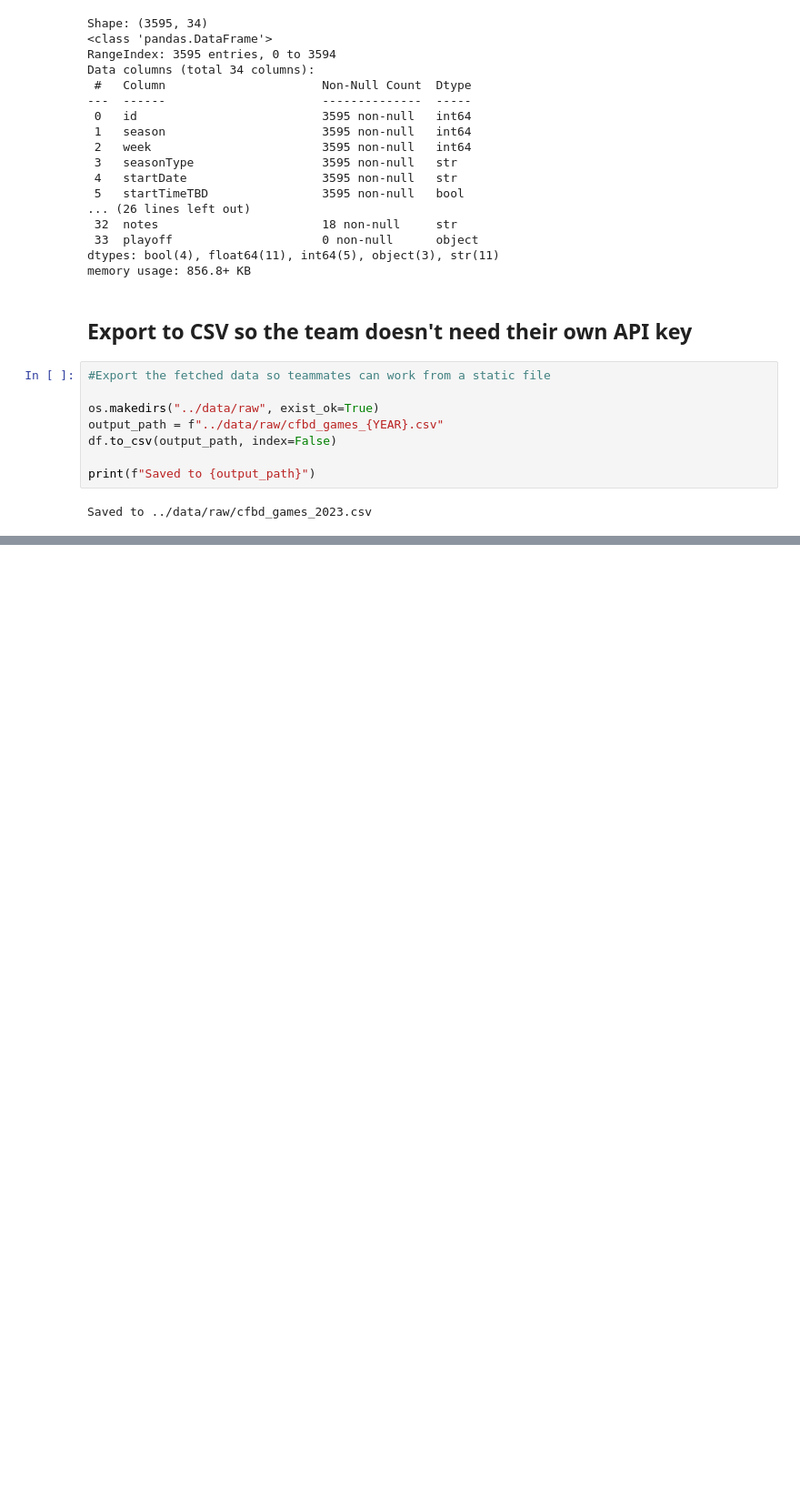
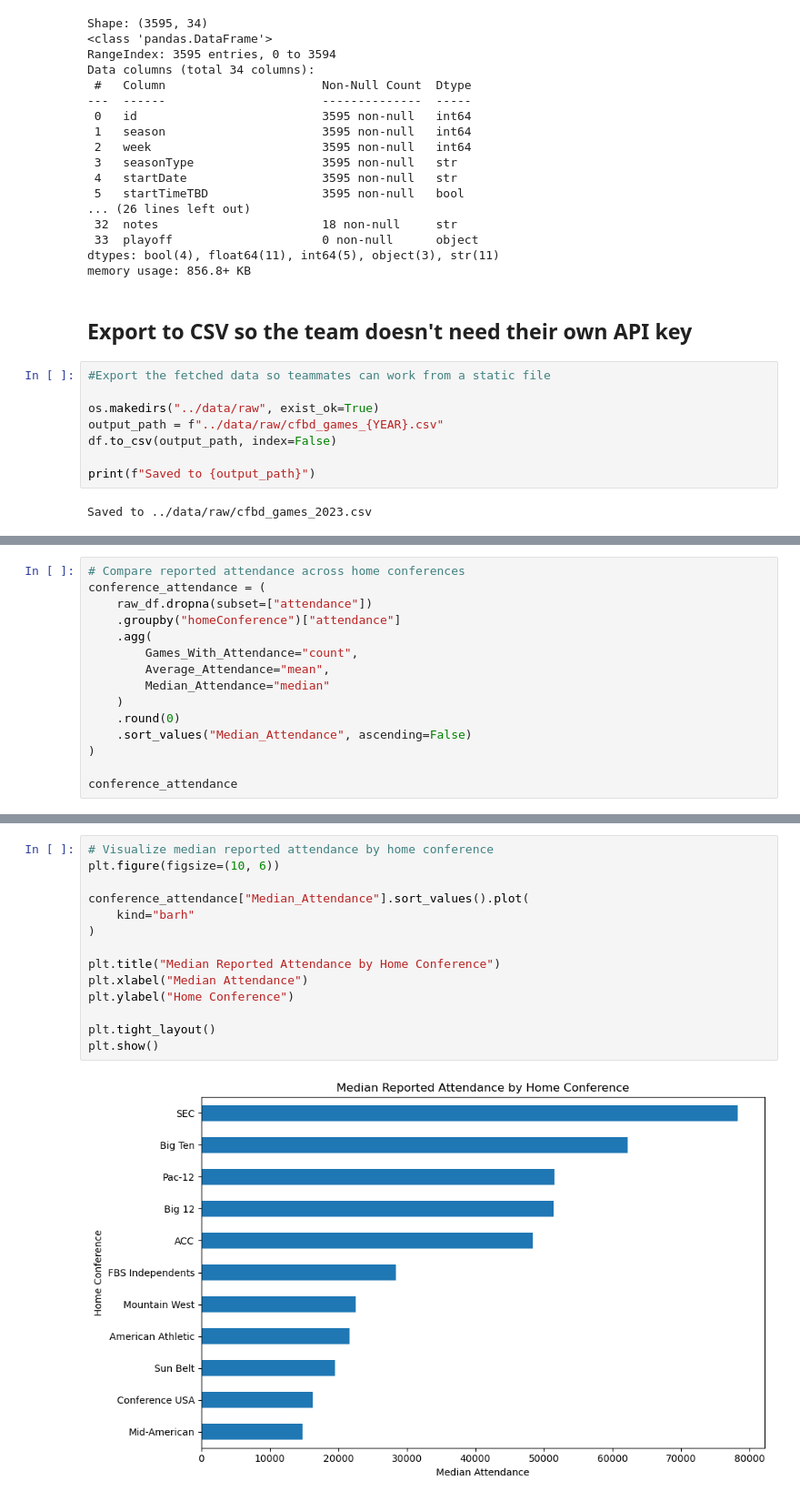
Before and after one commit to Break-Through-Tech/Sports-Analytics-1B-assessing-football-stadium-attendance-and-experience, a Jupyter notebook: notebooks/01_eda_feature_engineering.ipynb, the cells around one changed output, grey strips where cells are left out. Shown at 91% size. Drawn from its saved outputs; the diff is of its cells as text; blank space fills up the shorter version.

```diff
--- a/notebooks/01_eda_feature_engineering.ipynb
+++ b/notebooks/01_eda_feature_engineering.ipynb
@@ -134,0 +508,15 @@ Saved to ../data/raw/cfbd_games_2023.csv
+# %%
+# Compare reported attendance across home conferences
+conference_attendance = (
+    raw_df.dropna(subset=["attendance"])
+    .groupby("homeConference")["attendance"]
+    .agg(
+        Games_With_Attendance="count",
+        Average_Attendance="mean",
+        Median_Attendance="median"
+    )
+    .round(0)
+    .sort_values("Median_Attendance", ascending=False)
+)
+
+conference_attendance
@@ -134,0 +537,16 @@ Saved to ../data/raw/cfbd_games_2023.csv
+# %%
+# Visualize median reported attendance by home conference
+plt.figure(figsize=(10, 6))
+
+conference_attendance["Median_Attendance"].sort_values().plot(
+    kind="barh"
+)
+
+plt.title("Median Reported Attendance by Home Conference")
+plt.xlabel("Median Attendance")
+plt.ylabel("Home Conference")
+
+plt.tight_layout()
+plt.show()
+# %% [output]
+[figure, added]
```
Also changed, not shown: parts of 30 cells of this notebook.
